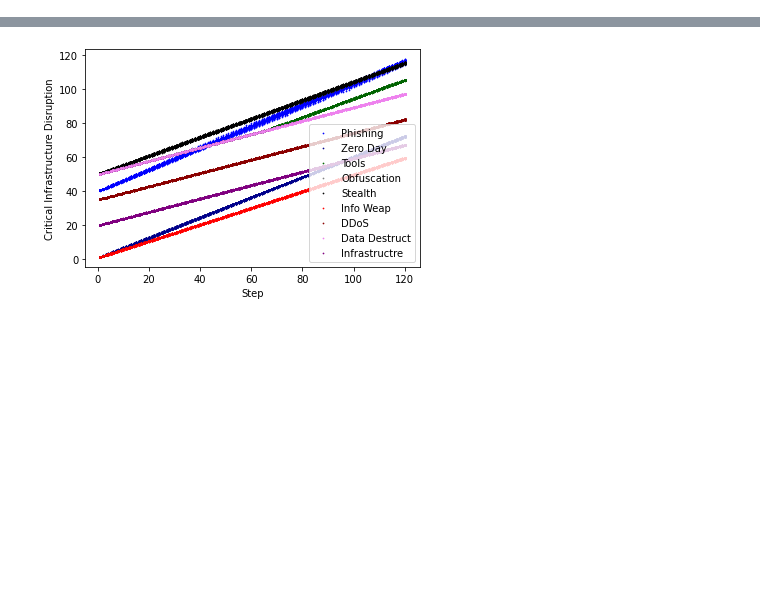
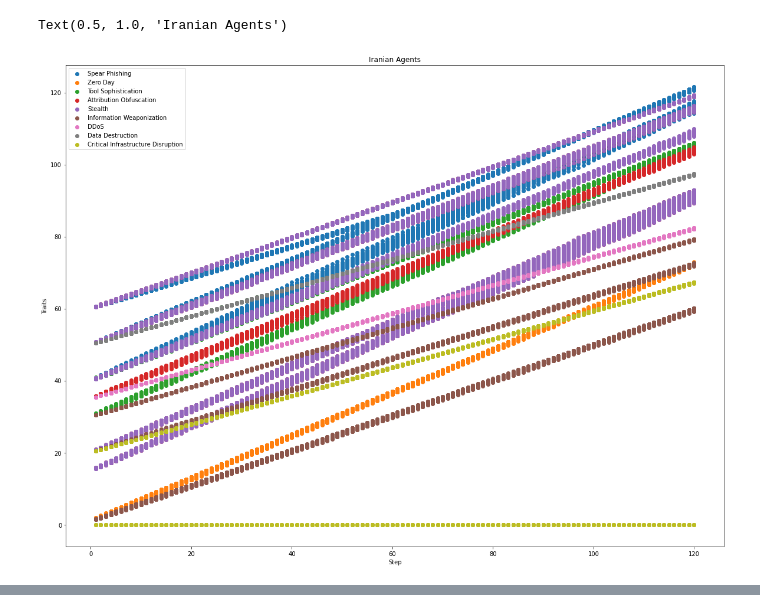
Before and after one commit to Truthiiness/ABM-Project, a Jupyter notebook: Baseline/Data Analysis.ipynb, the cells around one changed output, grey strips where cells are left out. Cells and saved outputs as stored; diff of their text form; code cells hidden in the pictures; blank space fills up the shorter version.

```diff
--- a/Baseline/Data Analysis.ipynb
+++ b/Baseline/Data Analysis.ipynb
@@ -29,0 +96,20 @@ ax9 = df.plot.scatter(x='Step', y='Critical Infrastructure Disruption', c='purpl
+# %%
+def plot_average(agent_data, attribute):
+    attribute_average = []
+    for x in range(120):
+        step = []
+        agent_interested = set()
+        for k, v in agent_data.items():
+            if v[attribute][x] == 0:
+                pass
+            else:
+                step.append(v[attribute][x])
+                agent_interested.add(k)
+        avg = sum(step)/len(agent_interested)
+        attribute_average.append(avg)
+    return attribute_average
+# %%
+listoflists = {}
+attributes = list(agent_data[1].keys())
+for a in attributes:
+    listoflists[a] = plot_average(agent_data, a)
@@ -30,3 +128,24 @@ ax9 = df.plot.scatter(x='Step', y='Critical Infrastructure Disruption', c='purpl
+# %%
+Step = list(df['Step'])
+Spear_Phishing = list(df['Spear Phishing'])
+Traits = []
+skip = ['Step', 'AgentID', 'Organization']
+labels = []
+for a in df:
+    if a in skip:
+        pass
+    else:
+        Traits.append([list(df[a]), a])
+fig, ax = plt.subplots(figsize=(20, 15))
+for t in Traits:
+    ax.scatter(Step, t[0], label=t[1])
+ax.legend()
+ax.set_ylabel('Traits')
+ax.set_xlabel('Step')
+plt.title('Iranian Agents')
+# %% [output]
+Text(0.5, 1.0, 'Iranian Agents')
+[figure, added]
 # %%
 is_rfk = df['Organization']=='RefinedKitten'
 RefinedKitten = df[is_rfk]
@@ -41,15 +160,3 @@ RefinedKitten.describe()
 | 50% | 60.500000 | 50.500000 | 78.547000 | 36.730000 | 73.851500 | 82.943000 | 82.943000 | ... |
 | 75% | 90.250000 | 75.250000 | 97.549750 | 54.586750 | 89.230750 | 99.287000 | 99.287000 | ... |
 | max | 120.000000 | 100.000000 | 117.688000 | 72.418000 | 105.682000 | 116.159000 | 116.159000 | ... |
-# %%
-ax1 = RefinedKitten.plot.scatter(x='Step', y='Spear Phishing', c='blue', s=.5, label='Phishing')
-ax2 = RefinedKitten.plot.scatter(x='Step', y='Zero Day', c='darkblue', s=.5, label='Zero Day', ax=ax1)
-ax3 = RefinedKitten.plot.scatter(x='Step', y='Tool Sophistication', c='darkgreen', s=.5, label='Tools', ax=ax1)
-ax4 = RefinedKitten.plot.scatter(x='Step', y='Attribution Obfuscation', c='grey', s=.5, label='Obfuscation', ax=ax1)
-ax5 = RefinedKitten.plot.scatter(x='Step', y='Stealth', s=.5, c='black', label='Stealth', ax=ax1)
-ax6 = RefinedKitten.plot.scatter(x='Step', y='Information Weaponization', s=.5, c='red', label='Info Weap', ax=ax1)
-ax7 = RefinedKitten.plot.scatter(x='Step', y='DDoS', s=.5, c='darkred', label='DDoS', ax=ax1)
-ax8 = RefinedKitten.plot.scatter(x='Step', y='Data Destruction', s=.5, c='violet', label='Data Destruct', ax=ax1)
-ax9 = RefinedKitten.plot.scatter(x='Step', y='Critical Infrastructure Disruption', c='purple', s=.5, label='Infrastructre', ax=ax1)
-# %% [output]
-[figure, removed]
```
Also changed, not shown: parts of 16 cells of this notebook, 13 other files.
